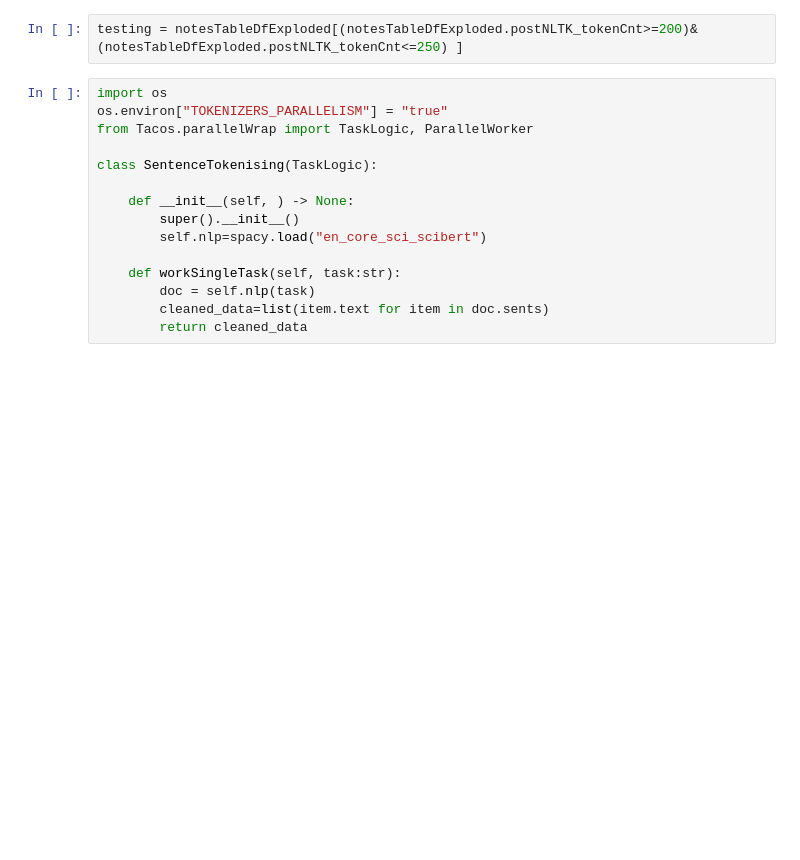
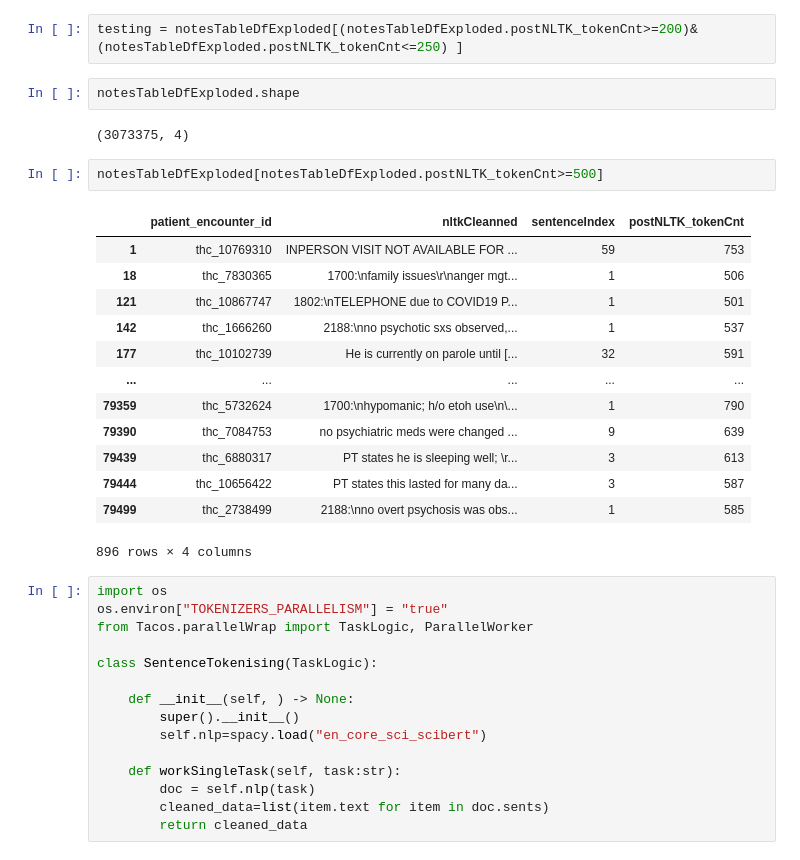
Before and after one commit to ShaoMinLiu-Holmusk/sentenceTokenizing, a Jupyter notebook: originalSentenceAnalysis.ipynb, the cells around one changed output. Saved outputs shown, nothing was run; the diff lists cells and outputs as text; blank space fills up the shorter version.

```diff
--- a/originalSentenceAnalysis.ipynb
+++ b/originalSentenceAnalysis.ipynb
@@ -395,6 +395,26 @@ sns.boxplot(data=notesTableDfExploded,
 [figure]
 # %%
 testing = notesTableDfExploded[(notesTableDfExploded.postNLTK_tokenCnt>=200)&(notesTableDfExploded.postNLTK_tokenCnt<=250) ]
+# %%
+notesTableDfExploded.shape
+# %% [output]
+(3073375, 4)
+# %%
+notesTableDfExploded[notesTableDfExploded.postNLTK_tokenCnt>=500]
+# %% [output]
+|  | patient_encounter_id | nltkCleanned | sentenceIndex | postNLTK_tokenCnt |
+| 1 | thc_10769310 | INPERSON VISIT NOT AVAILABLE FOR ... | 59 | 753 |
+| 18 | thc_7830365 | 1700:\nfamily issues\r\nanger mgt... | 1 | 506 |
+| 121 | thc_10867747 | 1802:\nTELEPHONE due to COVID19 P... | 1 | 501 |
+| 142 | thc_1666260 | 2188:\nno psychotic sxs observed,... | 1 | 537 |
+| 177 | thc_10102739 | He is currently on parole until [... | 32 | 591 |
+| ... | ... | ... | ... | ... |
+| 79359 | thc_5732624 | 1700:\nhypomanic; h/o etoh use\n\... | 1 | 790 |
+| 79390 | thc_7084753 | no psychiatric meds were changed ... | 9 | 639 |
+| 79439 | thc_6880317 | PT states he is sleeping well; \r... | 3 | 613 |
+| 79444 | thc_10656422 | PT states this lasted for many da... | 3 | 587 |
+| 79499 | thc_2738499 | 2188:\nno overt psychosis was obs... | 1 | 585 |
+896 rows × 4 columns
 # %%
 import os
 os.environ["TOKENIZERS_PARALLELISM"] = "true"
```
